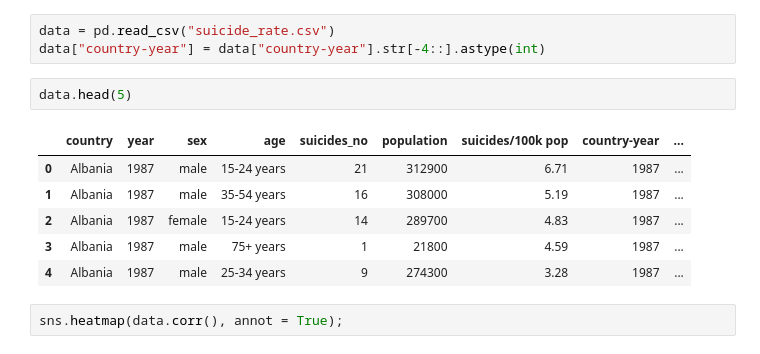
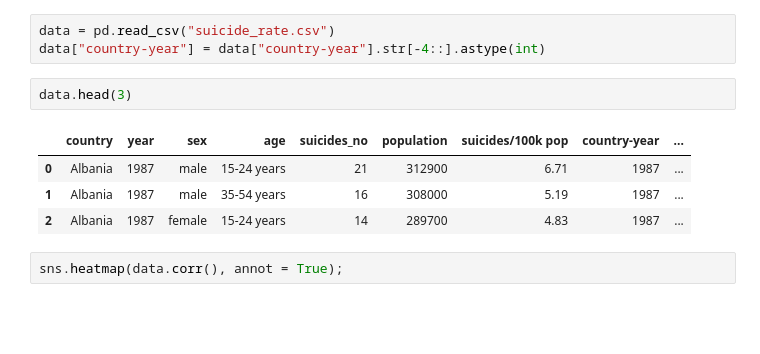
Before and after one commit to kvufee/sideTasks, a Jupyter notebook: dataAnalysisHW.ipynb, the cells around one changed output. Cells and saved outputs as stored; diff of their text form; blank space fills up the shorter version.

```diff
--- a/dataAnalysisHW.ipynb
+++ b/dataAnalysisHW.ipynb
@@ -12,14 +12,12 @@ warnings.simplefilter('ignore')
 data = pd.read_csv("suicide_rate.csv")
 data["country-year"] = data["country-year"].str[-4::].astype(int)
 # %%
-data.head(5)
+data.head(3)
 # %% [output]
 |  | country | year | sex | age | suicides_no | population | suicides/100k pop | country-year | ... |
 | 0 | Albania | 1987 | male | 15-24 years | 21 | 312900 | 6.71 | 1987 | ... |
 | 1 | Albania | 1987 | male | 35-54 years | 16 | 308000 | 5.19 | 1987 | ... |
 | 2 | Albania | 1987 | female | 15-24 years | 14 | 289700 | 4.83 | 1987 | ... |
-| 3 | Albania | 1987 | male | 75+ years | 1 | 21800 | 4.59 | 1987 | ... |
-| 4 | Albania | 1987 | male | 25-34 years | 9 | 274300 | 3.28 | 1987 | ... |
 # %%
 sns.heatmap(data.corr(), annot = True);
 # %% [output]
```
